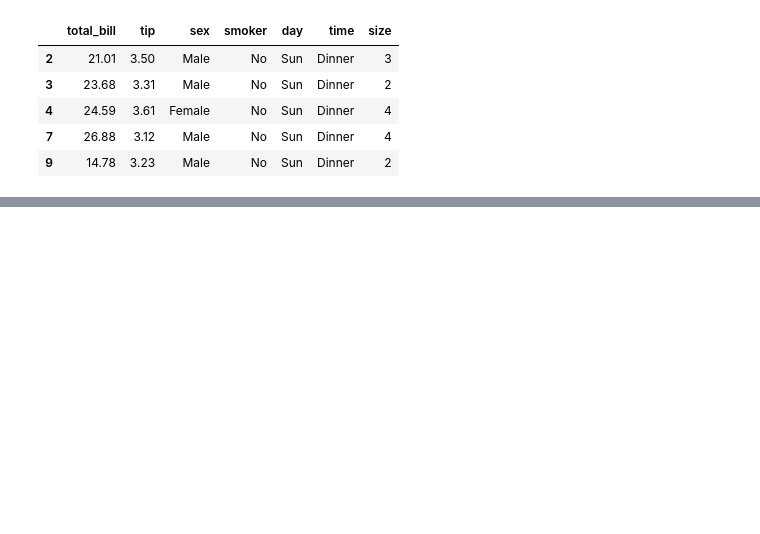
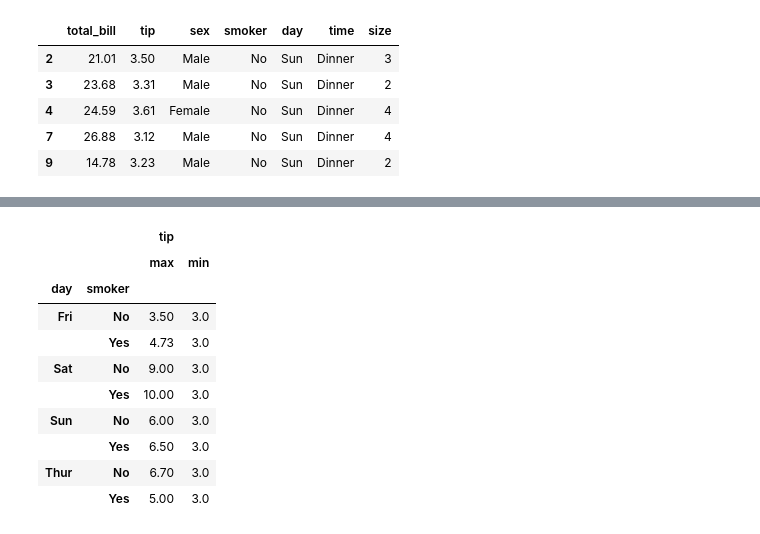
Before and after one commit to leodrivera/Leo_Notebooks, a Jupyter notebook: Semana5.ipynb, the cells around one changed output, grey strips where cells are left out. Cells and saved outputs as stored; diff of their text form; code cells hidden in the pictures; blank space fills up the shorter version.

```diff
--- a/Semana5.ipynb
+++ b/Semana5.ipynb
@@ -180,0 +237,16 @@ tips[(tips['time']=='Dinner')&(tips['tip'] > 3)&(tips['tip'] < 4)\
+# %%
+tips.groupby(["day","smoker"]).agg({"tip":['max','min']})
+### agg means aggregate ####
+###
+# %% [output]
+|  |  | tip |  |
+|  |  | max | min |
+| day | smoker |  |  |
+| Fri | No | 3.50 | 3.0 |
+|  | Yes | 4.73 | 3.0 |
+| Sat | No | 9.00 | 3.0 |
+|  | Yes | 10.00 | 3.0 |
+| Sun | No | 6.00 | 3.0 |
+|  | Yes | 6.50 | 3.0 |
+| Thur | No | 6.70 | 3.0 |
+|  | Yes | 5.00 | 3.0 |
```
Also changed, not shown: parts of 18 cells of this notebook.
